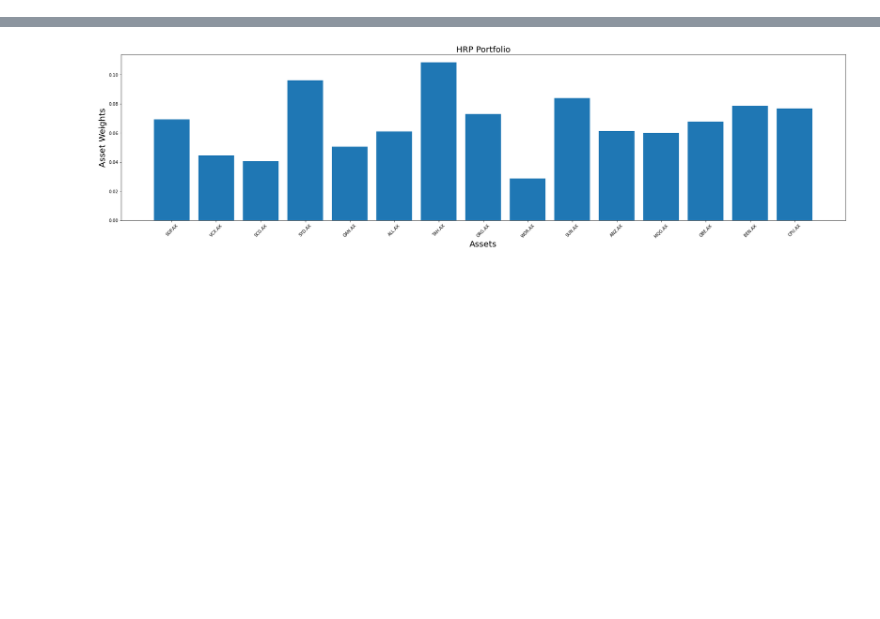
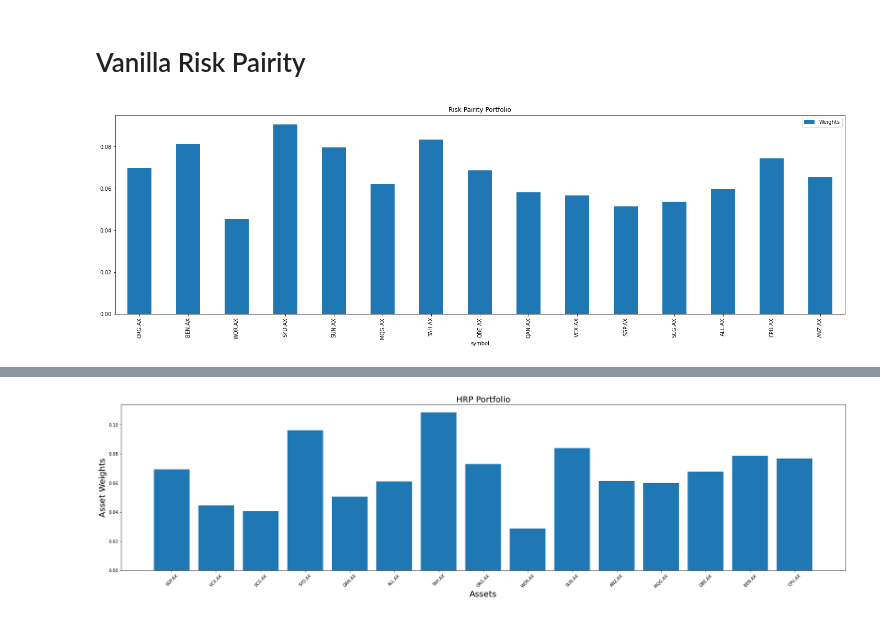
Before and after one commit to Tim-101/Portfolio-Strategy-Risk-Pairity, a Jupyter notebook: Portfolio Strategy - Risk Pairity.ipynb, the cells around one changed output, grey strips where cells are left out. Saved outputs shown, nothing was run; the diff lists cells and outputs as text; code cells hidden in the pictures; blank space fills up the shorter version.

```diff
--- a/Portfolio Strategy - Risk Pairity.ipynb
+++ b/Portfolio Strategy - Risk Pairity.ipynb
@@ -100,7 +99,7 @@ def backtest_ws(returns, estimation_window, steps, weighting, herc = False, smoo
     p_returns = (weights * returns).sum(axis="columns",  min_count=1)
     return p_returns, pd.DataFrame(weight, index=returns.iloc[estimation_window:][::steps].index, columns=returns.columns)
 # %%
-#define our functions for our portfolio
+#define our functions for vanilla risk pairity
 def portfolio_vol(weights, covmat):
     """
     Computes the vol of a portfolio from a covariance matrix and constituent weights
@@ -155,7 +154,7 @@ def equal_risk_contributions(cov):
     n = cov.shape[0]
     return target_risk_contributions(target_risk=np.repeat(1/n,n), cov=cov)
 
-def weight_erc(r, **kwargs):
+def weight_rp(r, **kwargs):
     """
     Produces the weights of the ERC portfolio given a covariance matrix of the returns
     """
@@ -211,0 +212,11 @@ distance = np.sqrt((1 - corr).round(5) / 2)
+# %% [markdown]
+# Vanilla Risk Pairity
+# %%
+#Create our Vanilla risk pairity model
+RP = pd.DataFrame(weight_rp(returns.iloc[-160:,]))
+RP.index = returns.columns
+RP.columns = ['Weights']
+RP.plot.bar(figsize=(25,7),title='Risk Pairity Portfolio')
+plt.show()
+# %% [output]
+[figure, added]
```
Also changed, not shown: parts of 22 cells of this notebook.
